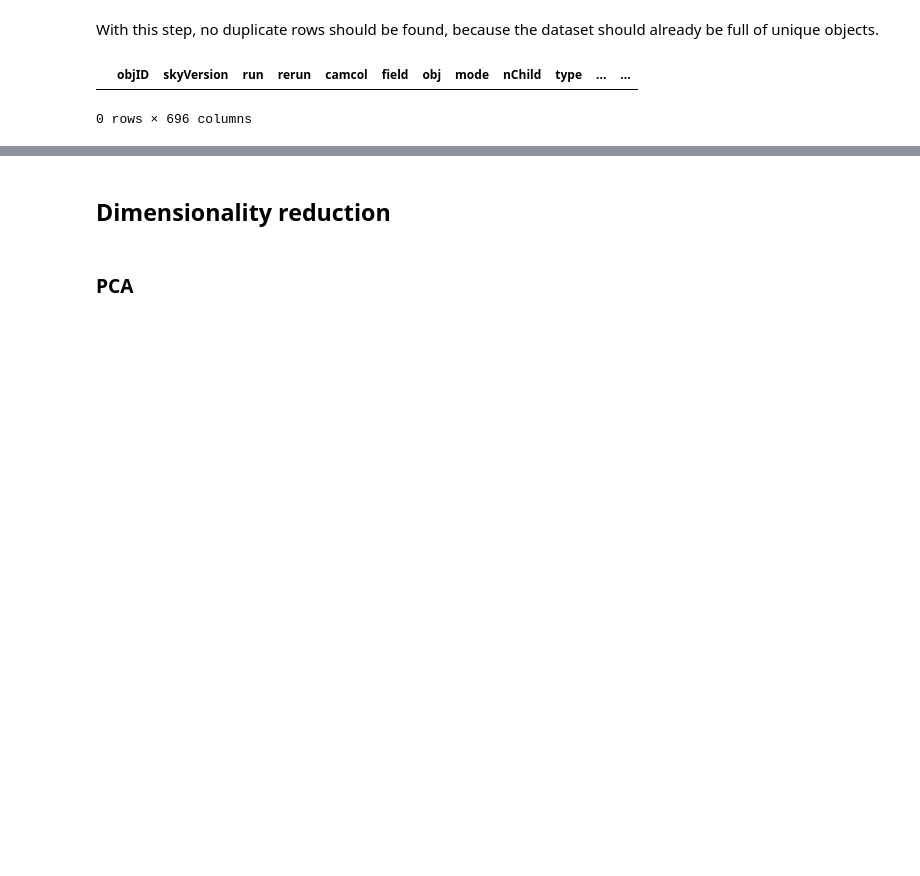
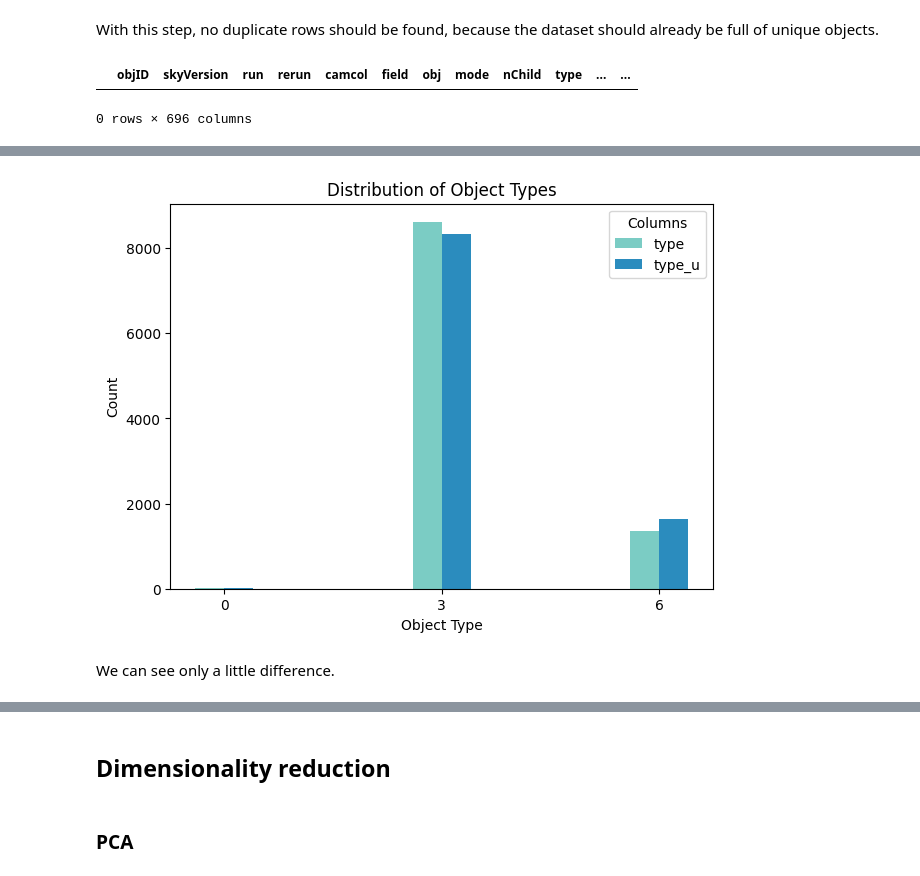
Before and after one commit to EmmaTosato/Spectral-AnalysisProject, a Jupyter notebook: project.ipynb, the cells around one changed output, grey strips where cells are left out. Saved outputs shown, nothing was run; the diff lists cells and outputs as text; code cells hidden in the pictures; blank space fills up the shorter version.

```diff
--- a/project.ipynb
+++ b/project.ipynb
@@ -134,0 +167,29 @@ I will select a subset of columns in order to make the next part of this project
+# %%
+# Concatenate the two Series into a DataFrame
+types_df = pd.concat([df['type'].value_counts(), df['type_u'].value_counts()], axis=1)
+# %%
+# Create a bar plot
+plt.figure(figsize=(7, 5))
+
+# Set the positions for the bars for 'type' and 'type_u'
+bar_width = 0.4  # Width of each bar
+index = types_df.index
+index_type_u = [i + bar_width for i in index]
+
+# Plot 'type' and 'type_u' counts side by side
+plt.bar(index, types_df['type'], width=bar_width, color='#7bccc4', label='type')
+plt.bar(index_type_u, types_df['type_u'], width=bar_width, color='#2b8cbe', label='type_u')
+
+# Customize the plot
+plt.title("Distribution of Object Types")
+plt.xlabel("Object Type")
+plt.ylabel("Count")
+plt.legend(title="Columns")
+plt.xticks(index + bar_width / 2, index)  # Position x-axis labels between bars
+
+# Show the plot
+plt.show()
+# %% [output]
+[figure, added]
+# %% [markdown]
+We can see only a little difference.
```
Also changed, not shown: parts of 27 cells of this notebook.
